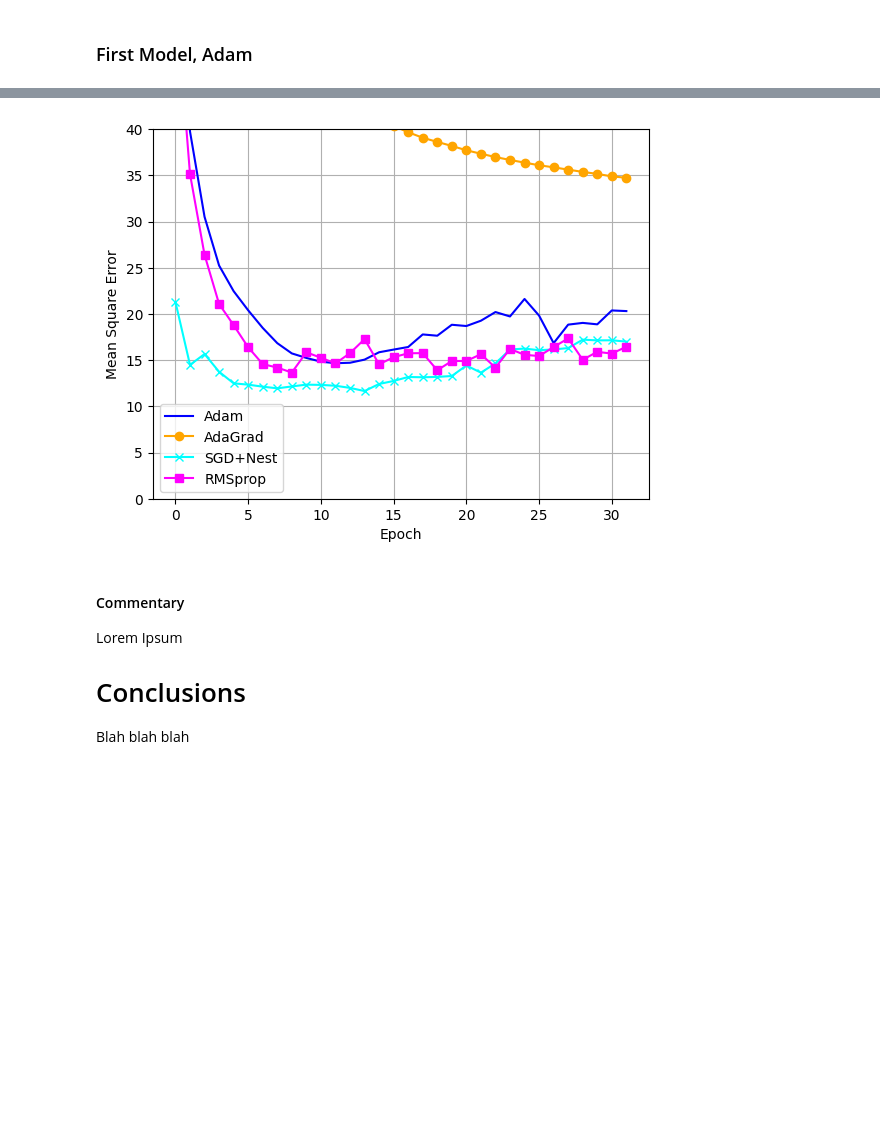
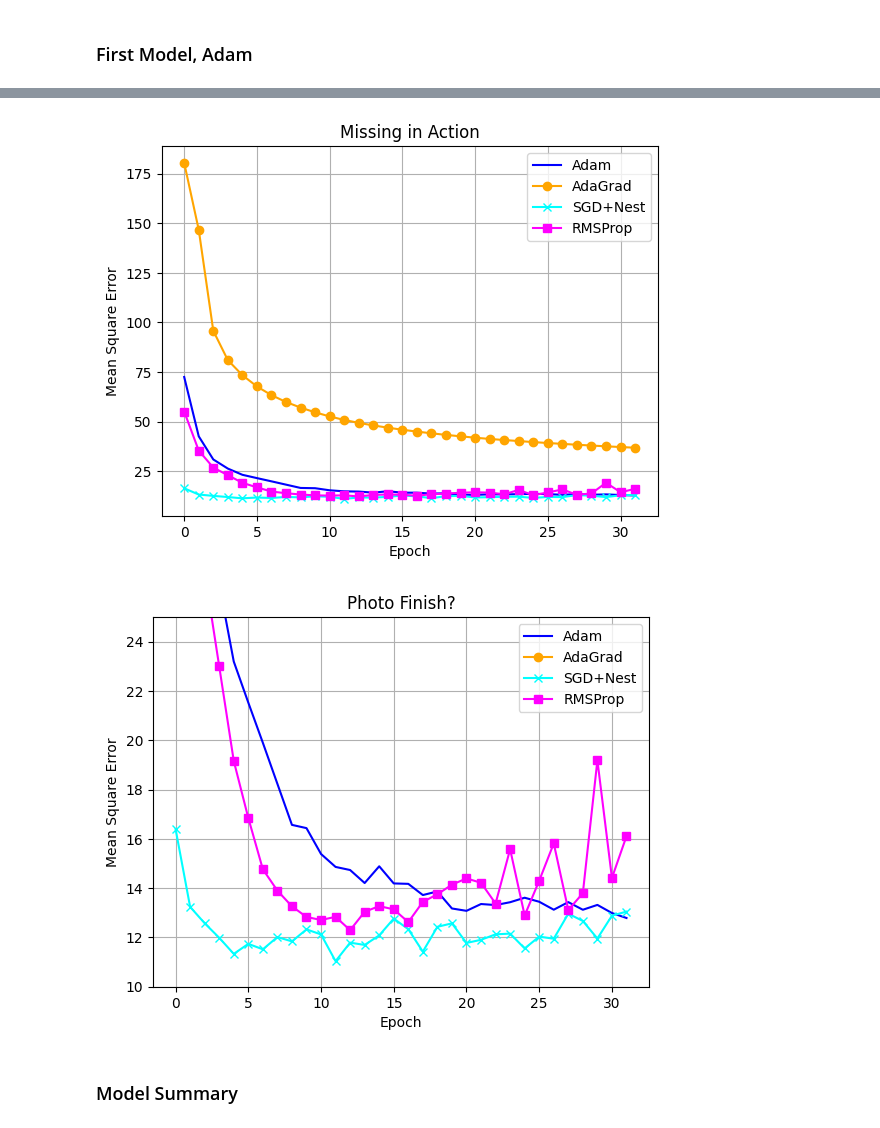
Before and after one commit to chakryaros/IDC6146, a Jupyter notebook: Jena3_RNN_OLD.ipynb, the cells around one changed output, grey strips where cells are left out. Saved outputs shown, nothing was run; the diff lists cells and outputs as text; code cells hidden in the pictures; blank space fills up the shorter version.

```diff
--- a/Jena3_RNN_OLD.ipynb
+++ b/Jena3_RNN_OLD.ipynb
@@ -327,18 +275,29 @@ plt.show()
-# %%
-plt.plot(h0.history['val_loss'],color='blue')
-plt.plot(h1.history['val_loss'],color='orange',marker='o')
-plt.plot(h2.history['val_loss'],color='cyan',marker='x')
-plt.plot(h3.history['val_loss'],color='magenta',marker='s')
-plt.ylabel('Mean Square Error')
-plt.xlabel('Epoch')
-plt.legend(['Adam','AdaGrad','SGD+Nest','RMSprop'])
-plt.grid()
-plt.ylim([0,40])
-plt.show()
-# %% [output]
-[figure, removed]
-# %% [markdown]
-#### Commentary
-Lorem Ipsum
-# Conclusions
-Blah blah blah
+# %%
+plt.plot(h0.history['val_loss'],color='blue')
+plt.plot(h1.history['val_loss'],color='orange',marker='o')
+plt.plot(h2.history['val_loss'],color='cyan',marker='x')
+plt.plot(h3.history['val_loss'],color='magenta',marker='s')
+plt.ylabel('Mean Square Error')
+plt.xlabel('Epoch')
+plt.legend(['Adam','AdaGrad','SGD+Nest','RMSProp'])
+plt.title('Missing in Action')
+plt.grid()
+plt.show()
+# %% [output]
+[figure, added]
+# %%
+plt.plot(h0.history['val_loss'],color='blue')
+plt.plot(h1.history['val_loss'],color='orange',marker='o')
+plt.plot(h2.history['val_loss'],color='cyan',marker='x')
+plt.plot(h3.history['val_loss'],color='magenta',marker='s')
+plt.ylabel('Mean Square Error')
+plt.xlabel('Epoch')
+plt.legend(['Adam','AdaGrad','SGD+Nest','RMSProp'])
+plt.title('Photo Finish?')
+plt.ylim([10,25])
+plt.grid()
+plt.show()
+# %% [output]
+[figure, added]
+# %% [markdown]
+### Model Summary
```
Also changed, not shown: parts of 25 cells of this notebook, 4 other files.
